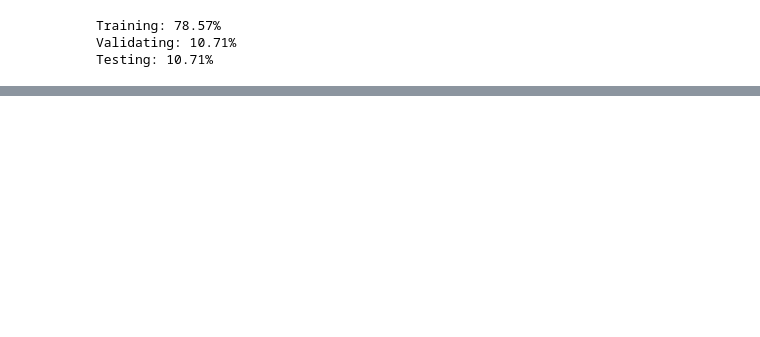
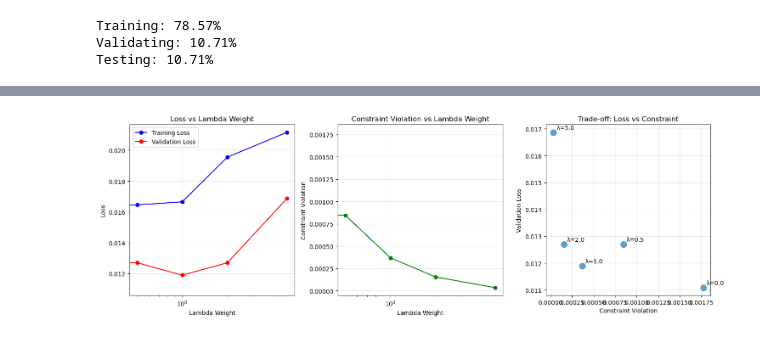
Before and after one commit to kieranphu-svg/FINCH-Science_SyntheticData, a Jupyter notebook: onboarding/Kieran/training.ipynb, the cells around one changed output, grey strips where cells are left out. Drawn from its saved outputs; the diff is of its cells as text; code cells hidden in the pictures; blank space fills up the shorter version.

```diff
--- a/onboarding/Kieran/training.ipynb
+++ b/onboarding/Kieran/training.ipynb
@@ -136,0 +501,87 @@ Overall (All Fractions)
+# %%
+# Experiment with different lambda weights
+print("🔬 Experimenting with Different Lambda Weights")
+print("=" * 50)
+
+lambda_weights = [0.0, 0.5, 1.0, 2.0, 5.0]
+results = {}
+
+for lambda_w in lambda_weights:
+    print(f"\nTraining with lambda_weight = {lambda_w}")
+
+    # Train model with this lambda weight
+    model_test, _, losses_test = train_model(
+        input_size=210,
+        # hidden_size=[64],
+        learning_rate=0.01,
+        num_epochs=100,  # Fewer epochs for quick comparison
+        patience=20,
+        lambda_weight=lambda_w
+    )
+
+    # Evaluate constraint violation on test set
+    _, _, test_loader, _ = load_data()
+    test_predictions = []
+
+    with torch.no_grad():
+        for X, y in test_loader:
+            pred = model_test(X)
+            test_predictions.append(pred.numpy())
+
+    y_pred_test = np.concatenate(test_predictions, axis=0)
+    abundance_sum_test = np.sum(y_pred_test, axis=1)
+    constraint_violation = np.mean(np.abs(1.0 - abundance_sum_test))
+
+    results[lambda_w] = {
+        'final_train_loss': losses_test['train'][-1],
+        'final_val_loss': losses_test['val'][-1],
+        'constraint_violation': constraint_violation
+    }
+
+    print(f"  Final train loss: {losses_test['train'][-1]:.4f}")
+    print(f"  Final val loss: {losses_test['val'][-1]:.4f}")
+    print(f"  Constraint violation: {constraint_violation:.6f}")
+
+# Plot results
+plt.figure(figsize=(15, 5))
+
+plt.subplot(1, 3, 1)
+lambda_vals = list(results.keys())
+train_losses = [results[l]['final_train_loss'] for l in lambda_vals]
+val_losses = [results[l]['final_val_loss'] for l in lambda_vals]
+plt.plot(lambda_vals, train_losses, 'o-', label='Training Loss', color='blue')
+plt.plot(lambda_vals, val_losses, 'o-', label='Validation Loss', color='red')
+plt.xlabel('Lambda Weight')
+plt.ylabel('Loss')
+plt.title('Loss vs Lambda Weight')
+plt.legend()
+plt.grid(True, alpha=0.3)
+plt.xscale('log')
+
+plt.subplot(1, 3, 2)
+constraint_violations = [results[l]['constraint_violation'] for l in lambda_vals]
+plt.plot(lambda_vals, constraint_violations, 'o-', color='green')
+plt.xlabel('Lambda Weight')
+plt.ylabel('Constraint Violation')
+plt.title('Constraint Violation vs Lambda Weight')
+plt.grid(True, alpha=0.3)
+plt.xscale('log')
+
+plt.subplot(1, 3, 3)
+plt.scatter(constraint_violations, val_losses, s=100, alpha=0.7)
+for i, l in enumerate(lambda_vals):
+    plt.annotate(f'λ={l}', (constraint_violations[i], val_losses[i]),
+                xytext=(5, 5), textcoords='offset points')
+plt.xlabel('Constraint Violation')
+plt.ylabel('Validation Loss')
+plt.title('Trade-off: Loss vs Constraint')
+plt.grid(True, alpha=0.3)
+
+plt.tight_layout()
+plt.show()
+
+print(f"\n📈 Summary:")
+print(f"Lambda=0.0 (MSE only):     Val Loss={results[0.0]['final_val_loss']:.4f}, Constraint={results[0.0]['constraint_violation']:.6f}")
+print(f"Lambda=1.0 (Balanced):     Val Loss={results[1.0]['final_val_loss']:.4f}, Constraint={results[1.0]['constraint_violation']:.6f}")
+print(f"Lambda=5.0 (Constraint):   Val Loss={results[5.0]['final_val_loss']:.4f}, Constraint={results[5.0]['constraint_violation']:.6f}")
+# %% [output]
@@ -136,0 +605 @@ Overall (All Fractions)
+[figure, added]
```
Also changed, not shown: parts of 7 cells of this notebook, 2 other files.
